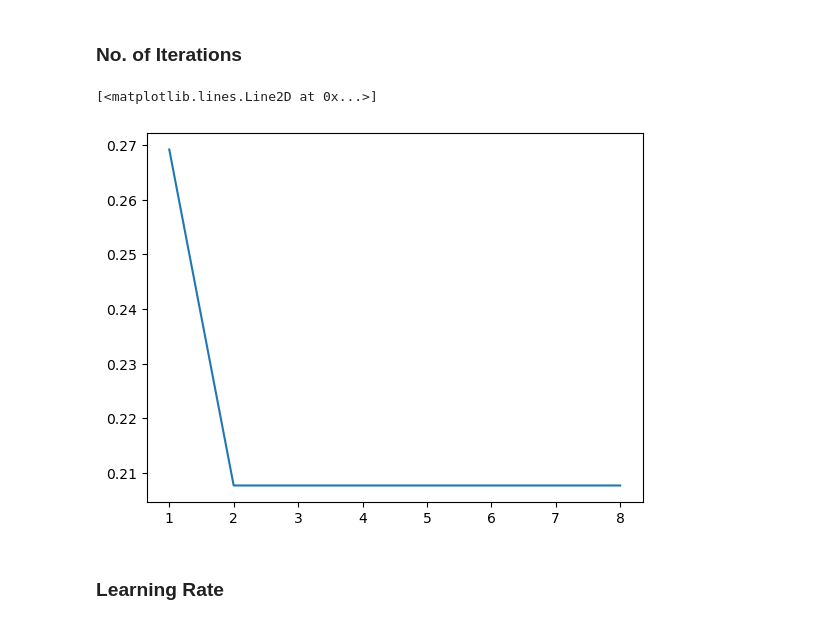
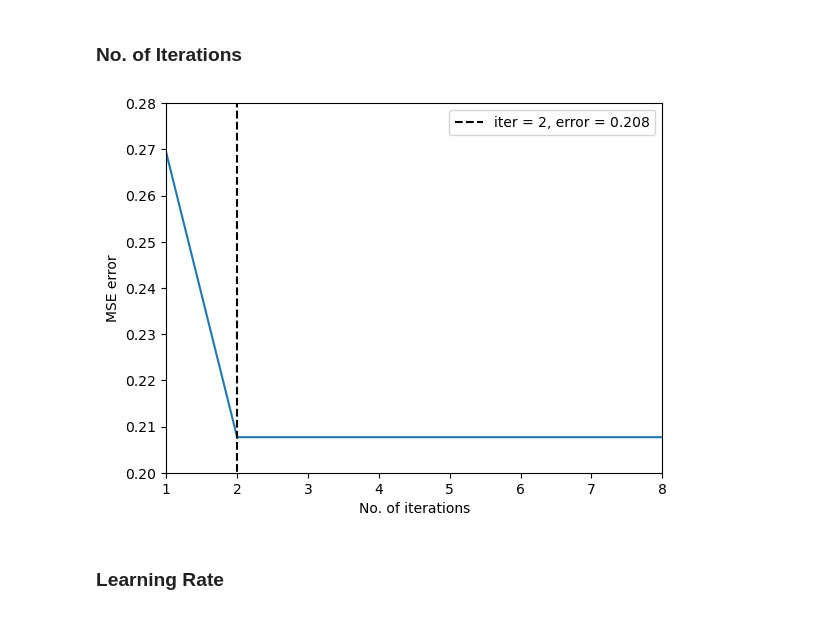
Before and after one commit to gd55hw/F20DL_DMML_Portfolio, a Jupyter notebook: F20DL_Lab9.ipynb, the cells around one changed output. Cells and saved outputs as stored; diff of their text form; code cells hidden in the pictures.

```diff
--- a/F20DL_Lab9.ipynb
+++ b/F20DL_Lab9.ipynb
@@ -104,18 +104,24 @@ MSE on training set: 0.0
 # %%
 iterations = list(range(1, 9))
 errors = []
 
 for iter in iterations:
     clf = SGDClassifier(max_iter=iter, random_state=0)
     clf.fit(X_train, y_train)
     y_pred = clf.predict(X_test)
     error = mean_squared_error(y_test, y_pred)
     errors.append(error)
 
+lowest_error = round(errors[1], 3)
 plt.plot(iterations, errors)
+plt.axis([1, 8, 0.2, 0.28])
+plt.plot([2, 2], [0, 1], "k--", label=f"iter = 2, error = {lowest_error}")
+plt.xlabel("No. of iterations")
+plt.ylabel("MSE error")
+plt.legend()
+plt.show()
 # %% [output]
-[<matplotlib.lines.Line2D at 0x...>]
-[figure, old version]
+[figure, new version]
 # %% [markdown]
 ### Learning Rate
 # %%
```
Also changed, not shown: parts of 2 cells of this notebook.
